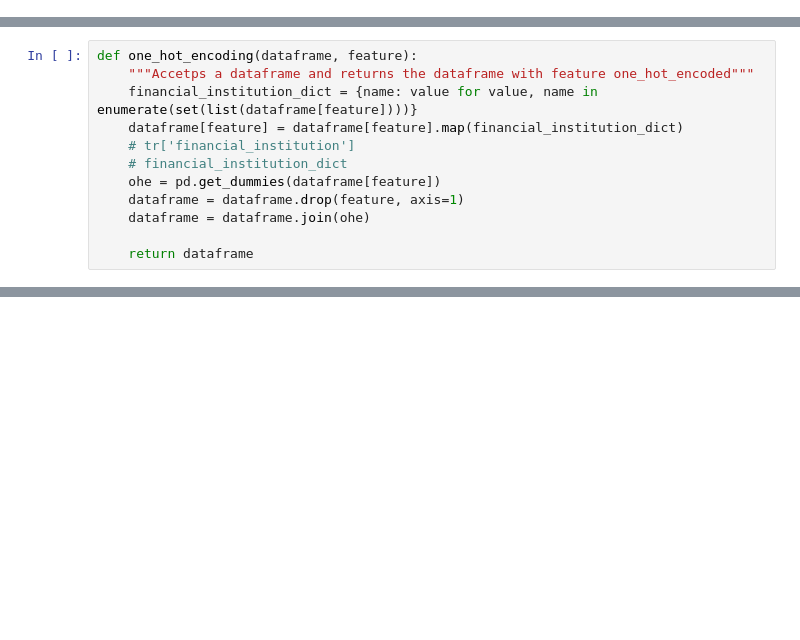
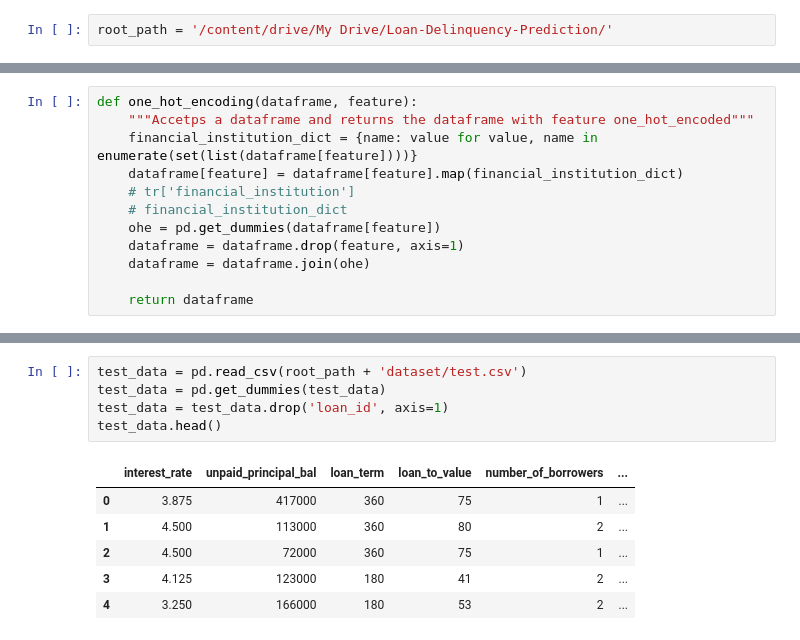
Before and after one commit to shabazsa/Loan-Delinquency-Prediction, a Jupyter notebook: dataPreProcessing.ipynb, the cells around one changed output, grey strips where cells are left out. Saved outputs shown, nothing was run; the diff lists cells and outputs as text; blank space fills up the shorter version.

```diff
--- a/dataPreProcessing.ipynb
+++ b/dataPreProcessing.ipynb
@@ -3 +14,3 @@ import pandas as pd
+# %%
+root_path = '/content/drive/My Drive/Loan-Delinquency-Prediction/'
 # %%
@@ -39,0 +98,12 @@ tr.head()
+# %%
+test_data = pd.read_csv(root_path + 'dataset/test.csv')
+test_data = pd.get_dummies(test_data)
+test_data = test_data.drop('loan_id', axis=1)
+test_data.head()
+# %% [output]
+|  | interest_rate | unpaid_principal_bal | loan_term | loan_to_value | number_of_borrowers | ... |
+| 0 | 3.875 | 417000 | 360 | 75 | 1 | ... |
+| 1 | 4.500 | 113000 | 360 | 80 | 2 | ... |
+| 2 | 4.500 | 72000 | 360 | 75 | 1 | ... |
+| 3 | 4.125 | 123000 | 180 | 41 | 2 | ... |
+| 4 | 3.250 | 166000 | 180 | 53 | 2 | ... |
```
Also changed, not shown: parts of 14 cells of this notebook.
